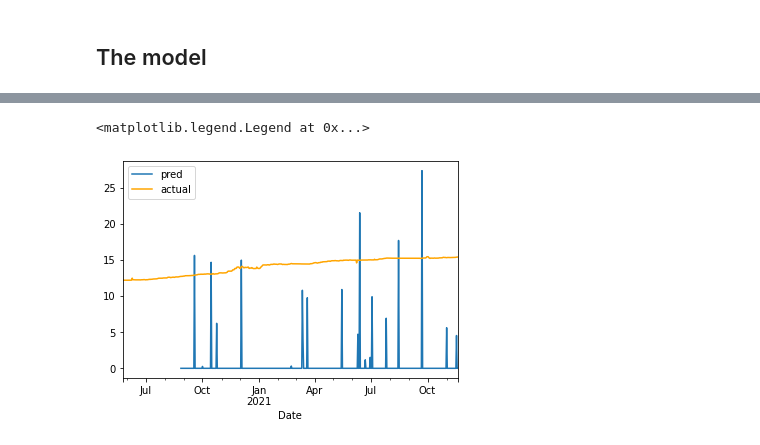
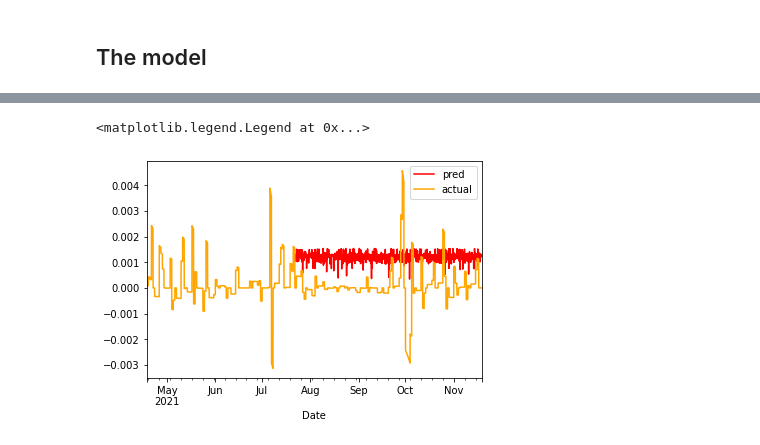
Before and after one commit to frankmuci/venezuela_fx, a Jupyter notebook: notebooks/Frank DL Model v0.ipynb, the cells around one changed output, grey strips where cells are left out. Cells and saved outputs as stored; diff of their text form; code cells hidden in the pictures.

```diff
--- a/notebooks/Frank DL Model v0.ipynb
+++ b/notebooks/Frank DL Model v0.ipynb
@@ -55,7 +71,7 @@ column_count = len(relevant_cols)
 column_indices = {name: i for i, name in enumerate(df.columns)}
 
 n = len(df)
-train_df = df[0:int(n*0.7)]
+train_df = df[int(n*0.3):int(n*0.7)]
 val_df = df[int(n*0.7):int(n*0.9)]
 test_df = df[int(n*0.9):]
 
@@ -70,7 +86,7 @@ import tensorflow as tf
 # %%
 class WindowGenerator():
     def __init__(self, input_width, label_width, shift, train_df=train_df,
-                 val_df=val_df, test_df=test_df, label_columns=['Dolartoday_log']):
+                 val_df=val_df, test_df=test_df, label_columns=['Dolartoday_log_diff']):
 
         # Store the raw data.
         self.train_df = train_df
@@ -157,8 +173,8 @@ class WindowGenerator():
             self._example = result
         return result
 # %%
-window_size = 65
-distance = 30
+window_size = 65 * 24
+distance = 30 * 24
 window = WindowGenerator(window_size, 1, distance)
 # %% [markdown]
 ## The model
@@ -181,11 +197,11 @@ from keras.layers import Dense, SimpleRNN, Flatten, Normalization, Masking, GRU,
 
 def init_model():
     model = Sequential()
-    model.add(LSTM(units=100, activation='relu', input_shape=(window_size,column_count), return_sequences=False))
-    model.add(Dense(15, activation="relu"))
-    model.add(Dense(1, activation="relu"))
+    model.add(LSTM(units=32, activation='tanh', input_shape=(window_size,column_count), return_sequences=False))
+    model.add(Dense(16, activation="relu"))
+    model.add(Dense(1, activation="linear"))
 
-    model.compile(loss='mae', optimizer='rmsprop', metrics=['mape', 'mse', 'mae'])
+    model.compile(loss='mae', optimizer='adam', metrics=['mape', 'mse', 'mae'])
     return model
 # %%
 test_model = init_model()
@@ -205,3 +221,12 @@ Epoch 5/5
 <keras.callbacks.History at 0x...>
 # %%
+# PLOT IN DIFFERENCED UNITS
 predictions = test_model.predict(window.test)
+series_pred = pd.Series(predictions[:, 0])
+series_pred.index = test_df.iloc[95*24 - 1:].index
+series_pred.plot(label = 'pred', color='red')
+test_df['Dolartoday_log_diff'].plot(label = 'actual', color = 'orange')
+plt.legend()
+# %% [output]
+<matplotlib.legend.Legend at 0x...>
+[figure, added]
@@ -211,7 +232,0 @@ series_pred.index = test_df.iloc[94:].index
-# %%
-series_pred.plot(label = 'pred')
-test_df['Dolartoday_log'].plot(label = 'actual', color = 'orange')
-plt.legend()
-# %% [output]
-<matplotlib.legend.Legend at 0x...>
-[figure, removed]
```
Also changed, not shown: parts of 21 cells of this notebook.
